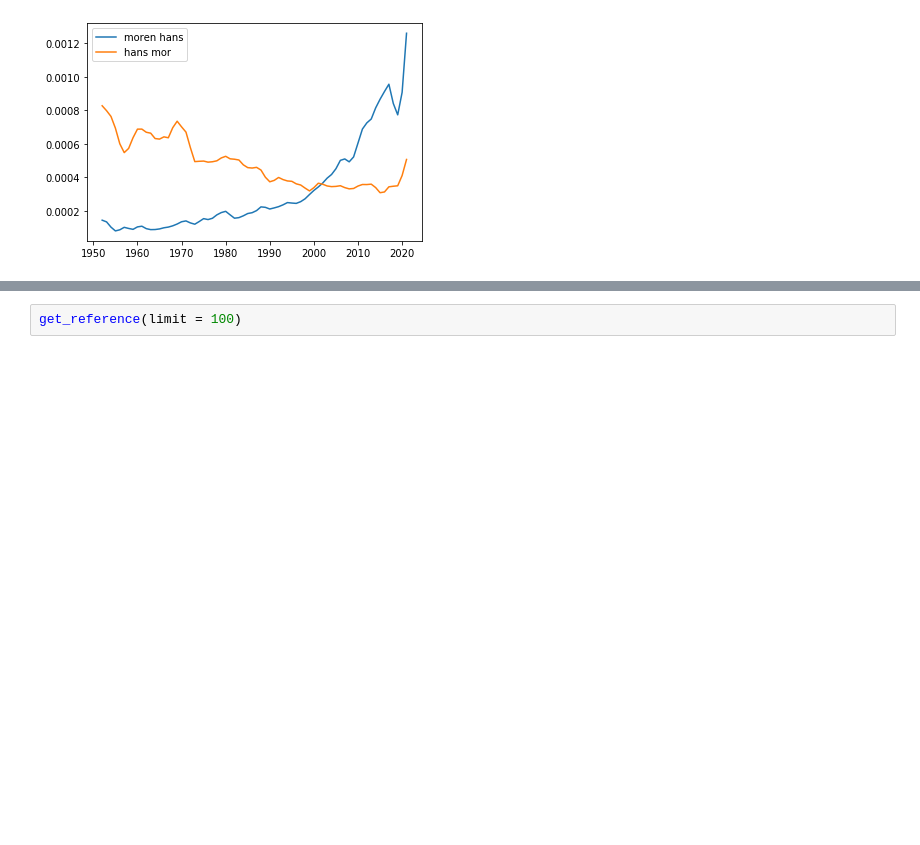
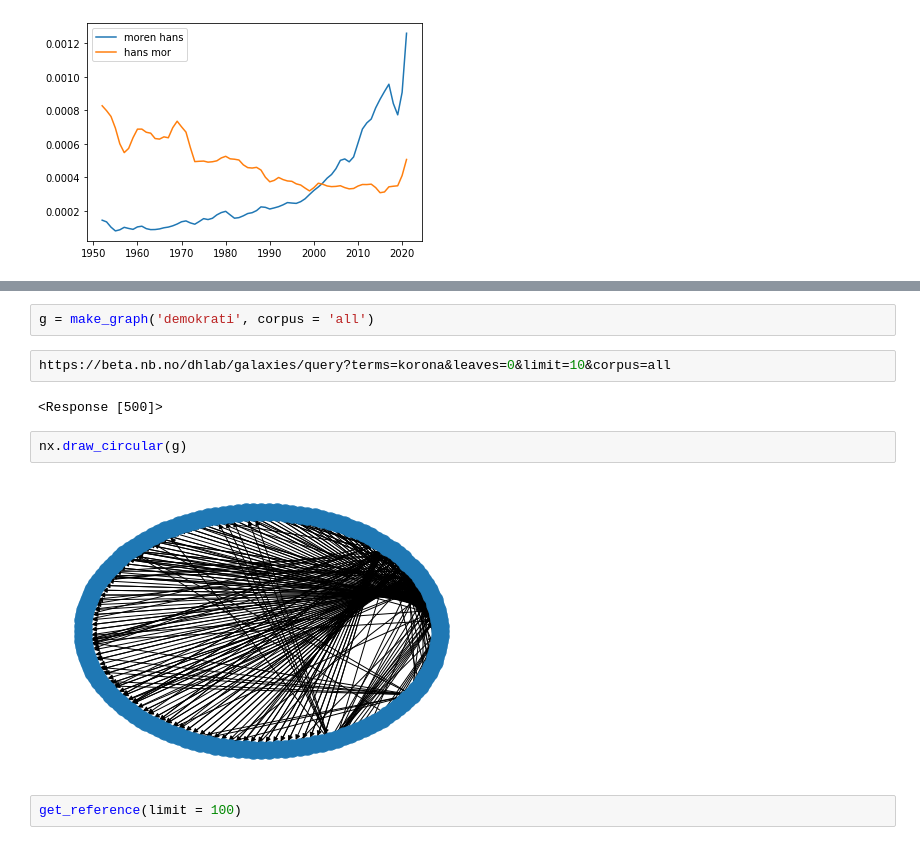
Before and after one commit to NationalLibraryOfNorway/DHLAB, a Jupyter notebook: define_functions.ipynb, the cells around one changed output, grey strips where cells are left out. Drawn from its saved outputs; the diff is of its cells as text; blank space fills up the shorter version.

```diff
--- a/define_functions.ipynb
+++ b/define_functions.ipynb
@@ -86,3 +112,13 @@ nb_ngram("moren hans, hans mor", years = (1950, 2022)).plot()
+# %%
+g = make_graph('demokrati', corpus = 'all')
+# %%
+https://beta.nb.no/dhlab/galaxies/query?terms=korona&leaves=0&limit=10&corpus=all
+# %% [output]
+<Response [500]>
+# %%
+nx.draw_circular(g)
+# %% [output]
+[figure, added]
 # %%
 get_reference(limit = 100)
 # %% [output]
```
Also changed, not shown: parts of 2 cells of this notebook, 1 other file.
